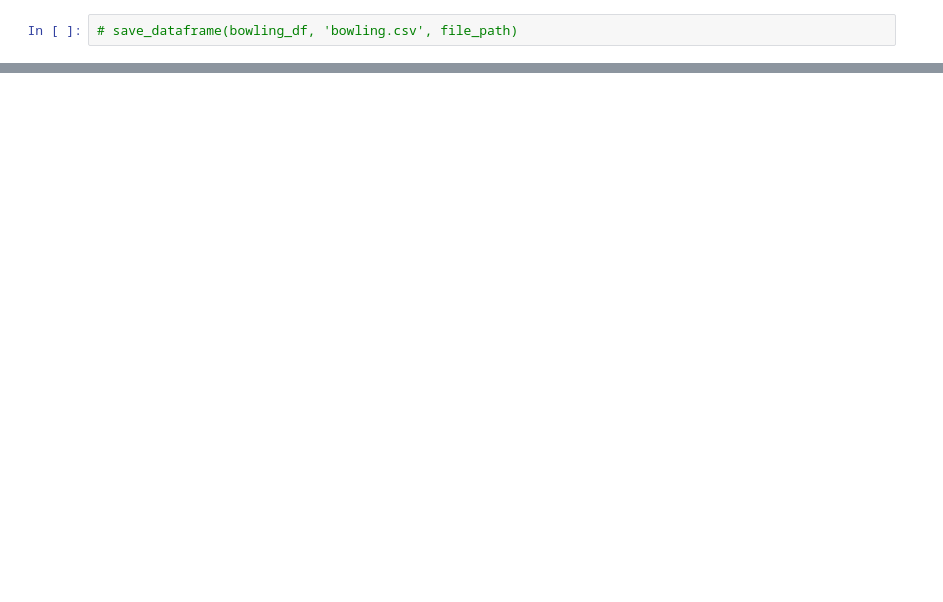
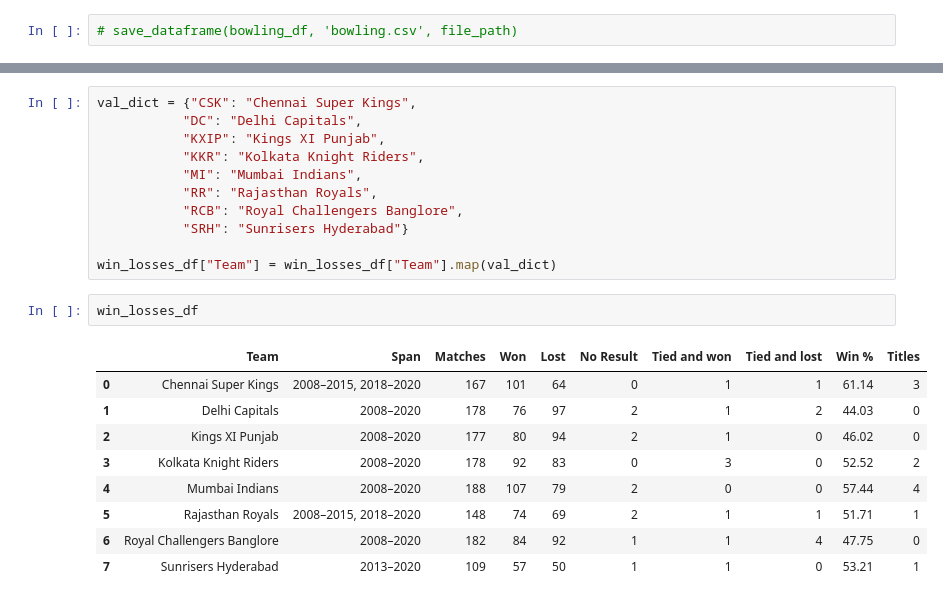
Before and after one commit to bprasad26/ipl_data_analysis, a Jupyter notebook: web_scraping/ws_part2.ipynb, the cells around one changed output, grey strips where cells are left out. Saved outputs shown, nothing was run; the diff lists cells and outputs as text; blank space fills up the shorter version.

```diff
--- a/web_scraping/ws_part2.ipynb
+++ b/web_scraping/ws_part2.ipynb
@@ -614,0 +653,23 @@ bowling_2019_df.head()
+# %%
+val_dict = {"CSK": "Chennai Super Kings",
+           "DC": "Delhi Capitals",
+           "KXIP": "Kings XI Punjab",
+           "KKR": "Kolkata Knight Riders",
+           "MI": "Mumbai Indians",
+           "RR": "Rajasthan Royals",
+           "RCB": "Royal Challengers Banglore",
+           "SRH": "Sunrisers Hyderabad"}
+
+win_losses_df["Team"] = win_losses_df["Team"].map(val_dict)
+# %%
+win_losses_df
+# %% [output]
+|  | Team | Span | Matches | Won | Lost | No Result | Tied and won | Tied and lost | Win % | Titles |
+| 0 | Chennai Super Kings | 2008–2015, 2018–2020 | 167 | 101 | 64 | 0 | 1 | 1 | 61.14 | 3 |
+| 1 | Delhi Capitals | 2008–2020 | 178 | 76 | 97 | 2 | 1 | 2 | 44.03 | 0 |
+| 2 | Kings XI Punjab | 2008–2020 | 177 | 80 | 94 | 2 | 1 | 0 | 46.02 | 0 |
+| 3 | Kolkata Knight Riders | 2008–2020 | 178 | 92 | 83 | 0 | 3 | 0 | 52.52 | 2 |
+| 4 | Mumbai Indians | 2008–2020 | 188 | 107 | 79 | 2 | 0 | 0 | 57.44 | 4 |
+| 5 | Rajasthan Royals | 2008–2015, 2018–2020 | 148 | 74 | 69 | 2 | 1 | 1 | 51.71 | 1 |
+| 6 | Royal Challengers Banglore | 2008–2020 | 182 | 84 | 92 | 1 | 1 | 4 | 47.75 | 0 |
+| 7 | Sunrisers Hyderabad | 2013–2020 | 109 | 57 | 50 | 1 | 1 | 0 | 53.21 | 1 |
```
Also changed, not shown: parts of 16 cells of this notebook, 2 other files.
